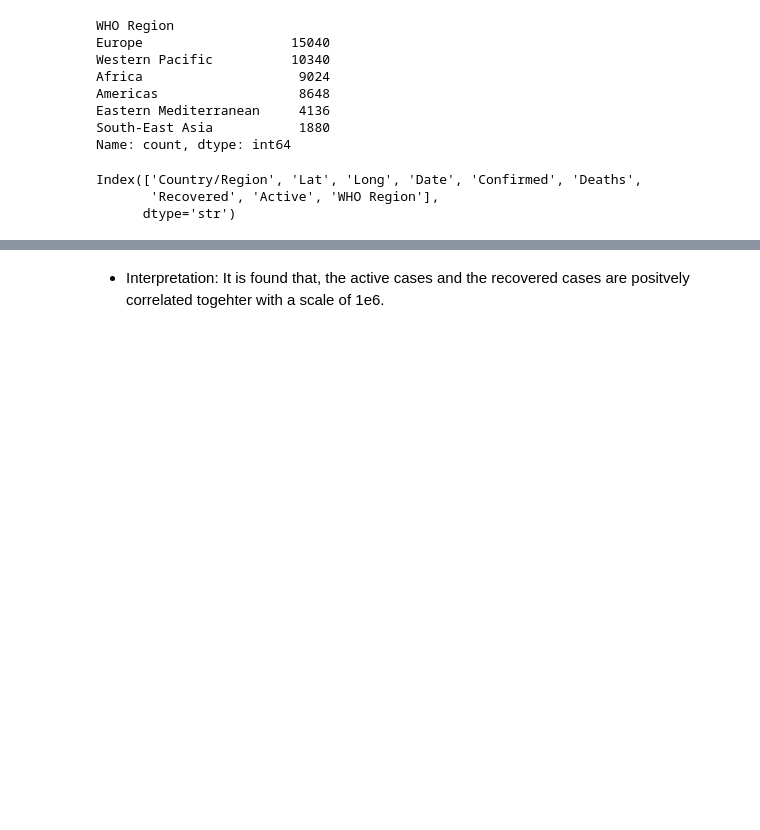
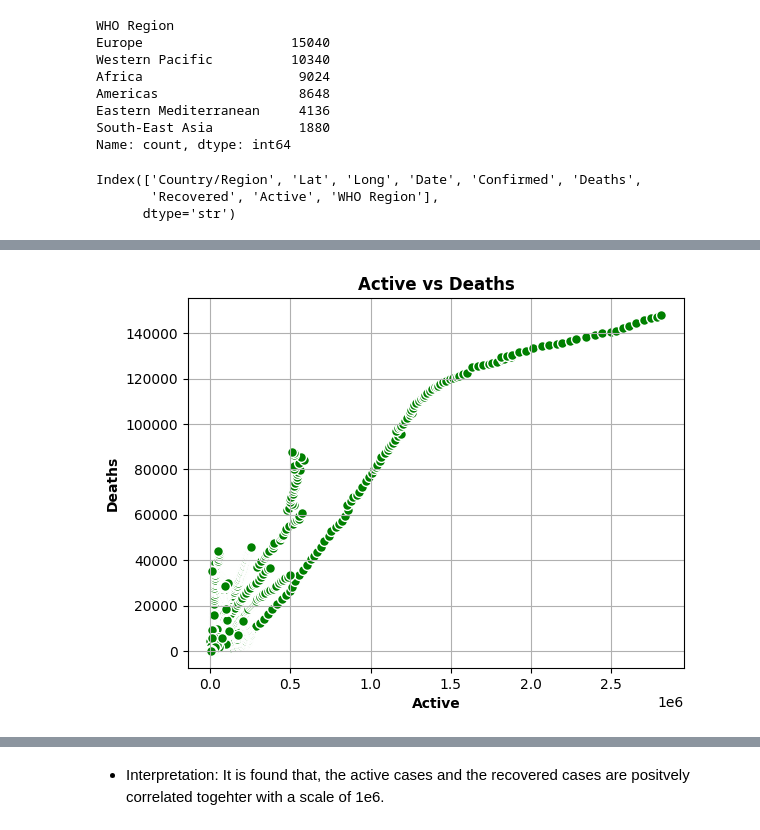
Before and after one commit to aly-mourady/MACHINE-LEARNING-FEB-2025-2026, a Jupyter notebook: LabWeek2&3&5.ipynb, the cells around one changed output, grey strips where cells are left out. Drawn from its saved outputs; the diff is of its cells as text; code cells hidden in the pictures; blank space fills up the shorter version.

```diff
--- a/LabWeek2&3&5.ipynb
+++ b/LabWeek2&3&5.ipynb
@@ -469,3 +413,13 @@ Index(['Country/Region', 'Lat', 'Long', 'Date', 'Confirmed', 'Deaths',
 # %%
 import matplotlib.pyplot as plt
 import seaborn as sb
+# %%
+plt.scatter(df['Active'],df['Deaths'],
+            color = 'green',
+            marker = 'o',
+            s = 50,
+            edgecolors='white')
+plt.title('Active vs Deaths', fontweight = 'bold'), plt.xlabel('Active', fontweight = 'bold'), plt.ylabel('Deaths', fontweight = 'bold')
+plt.grid()
+# %% [output]
+[figure, added]
```
Also changed, not shown: parts of 23 cells of this notebook, 2 other files.
